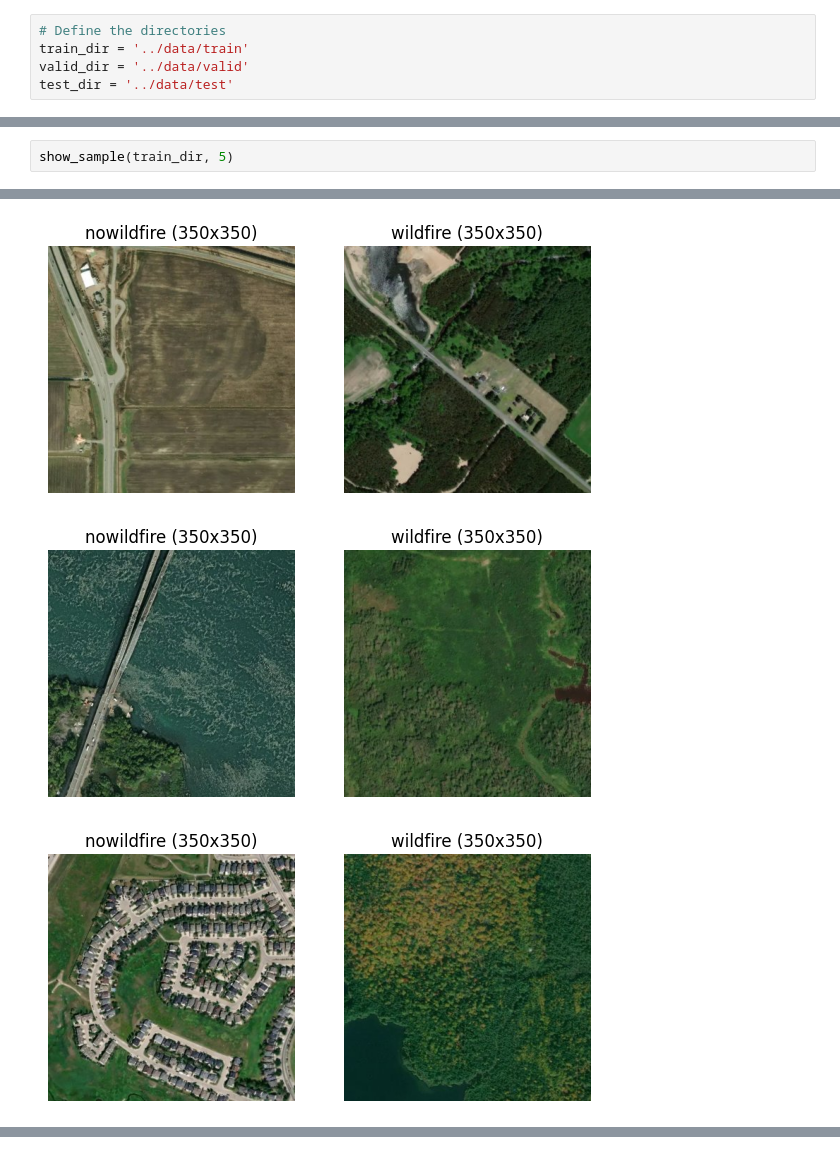
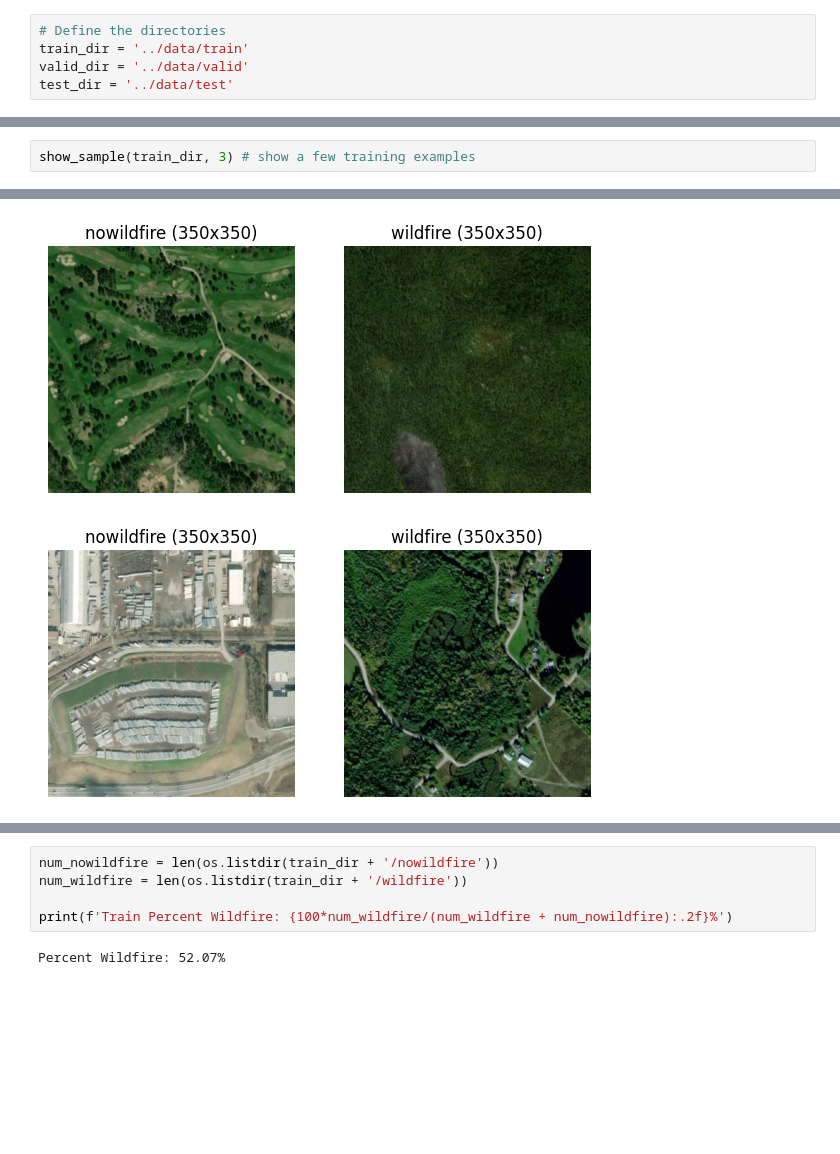
Before and after one commit to talanthier/WildfireDetection, a Jupyter notebook: notebooks/data_load.ipynb, the cells around one changed output, grey strips where cells are left out. Saved outputs shown, nothing was run; the diff lists cells and outputs as text; blank space fills up the shorter version.

```diff
--- a/notebooks/data_load.ipynb
+++ b/notebooks/data_load.ipynb
@@ -33,5 +33,5 @@ def show_sample(dir_nm, n):
             plt.title(f"{class_name} ({img.shape[0]}x{img.shape[1]})")  # Show class name and image size
         plt.show()
 # %%
-show_sample(train_dir, 5)
+show_sample(train_dir, 3) # show a few training examples
 # %% [output]
@@ -39,3 +39,2 @@ show_sample(train_dir, 5)
-[figure, old version]
+[figure, new version]
-[figure, old version]
+[figure, new version]
-[figure, removed]
@@ -42,0 +41,7 @@ show_sample(train_dir, 5)
+# %%
+num_nowildfire = len(os.listdir(train_dir + '/nowildfire'))
+num_wildfire = len(os.listdir(train_dir + '/wildfire'))
+
+print(f'Train Percent Wildfire: {100*num_wildfire/(num_wildfire + num_nowildfire):.2f}%')
+# %% [output]
+Percent Wildfire: 52.07%
```
Also changed, not shown: parts of 2 cells of this notebook, 1 other file.
